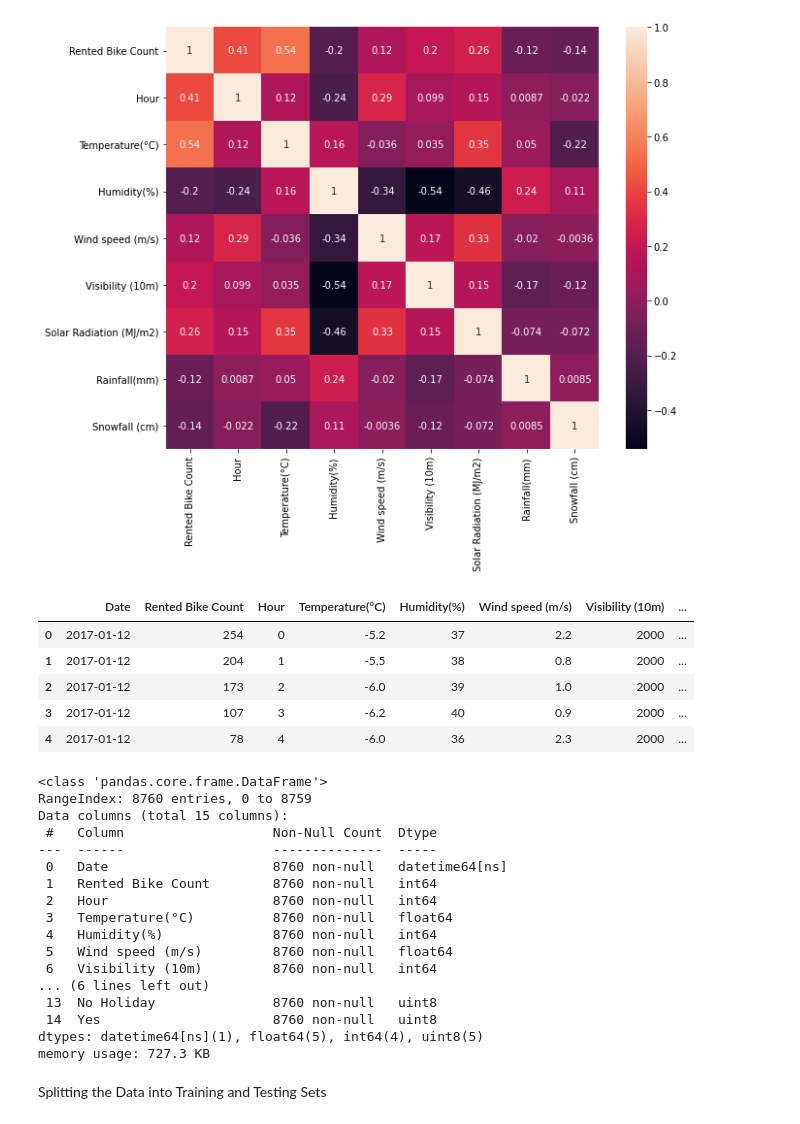
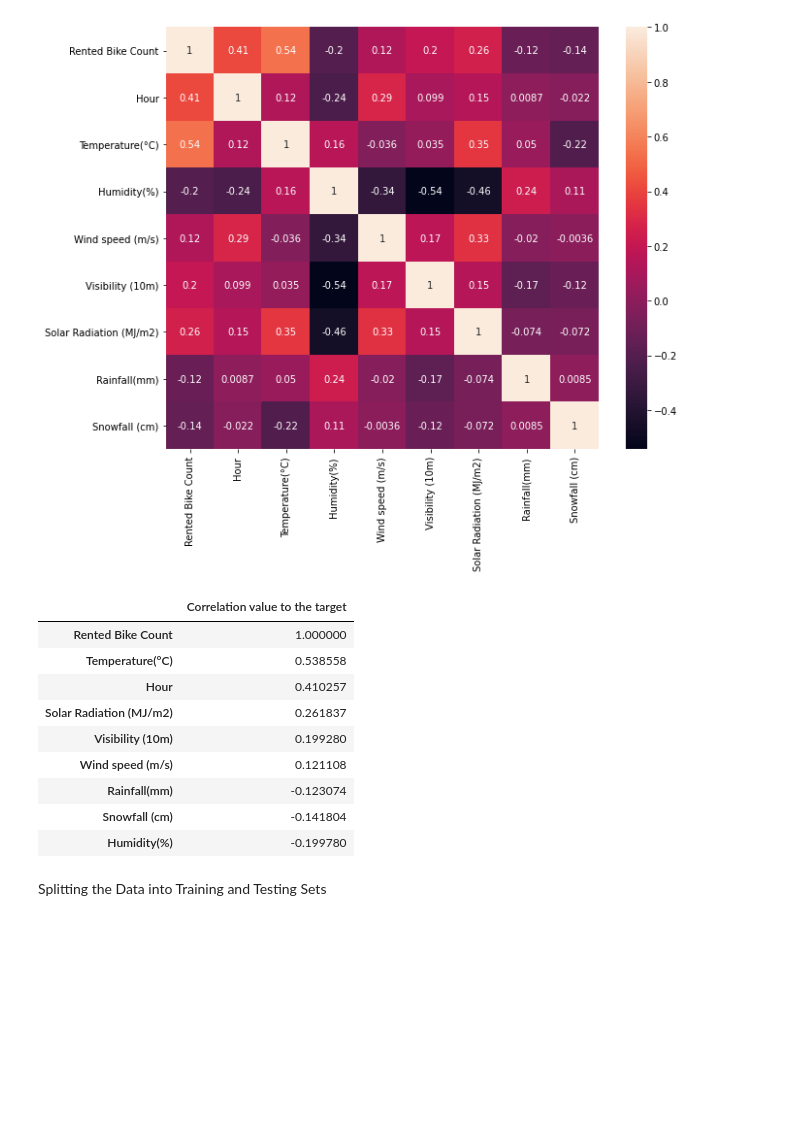
Before and after one commit to Arch0/bike-sharing, a Jupyter notebook: Bike_Sharing_Demand_Prediction_Capstone_Project.ipynb, the cells around one changed output. Cells and saved outputs as stored; diff of their text form; code cells hidden in the pictures; blank space fills up the shorter version.

```diff
--- a/Bike_Sharing_Demand_Prediction_Capstone_Project.ipynb
+++ b/Bike_Sharing_Demand_Prediction_Capstone_Project.ipynb
@@ -103,4 +107,4 @@ dtype: int64
 There is no missing value in dataset
 # %%
 # Datatype of Date is object, need to change in date formate
-df["Date"]=pd.to_datetime(df["Date"])
+df['Date']=pd.to_datetime(df['Date'],format="%d/%m/%Y")
@@ -137,0 +146,4 @@ df.head()
+# %%
+df["label_day_night"]=df["Hour"].apply(lambda x: 'Night' if(x>20 or x< 5) else ('Day'))
+
+df["label_day_night"].value_counts()
@@ -137,0 +156,2 @@ df.head()
+# %%
+df['WeekDay']=df["Date"].dt.day_name()
@@ -138,2 +160,4 @@ df.head()
+# %%
+df["Month"]=df["Date"].dt.month
 # %%
 df["Seasons"].value_counts()
@@ -215,3 +231,17 @@ plt.show()
+# %%
+df1Corr=pd.DataFrame(df.corr().unstack().sort_values(ascending=False)['Rented Bike Count'],columns=['Correlation value to the target'])
+df1Corr.style.background_gradient(cmap=sns.light_palette("green", as_cmap=True))
+# %% [output]
+|  | Correlation value to the target |
+| Rented Bike Count | 1.000000 |
+| Temperature(°C) | 0.538558 |
+| Hour | 0.410257 |
+| Solar Radiation (MJ/m2) | 0.261837 |
+| Visibility (10m) | 0.199280 |
+| Wind speed (m/s) | 0.121108 |
+| Rainfall(mm) | -0.123074 |
+| Snowfall (cm) | -0.141804 |
+| Humidity(%) | -0.199780 |
 # %%
 status = pd.get_dummies(df['Seasons'], drop_first=True)
 status1 = pd.get_dummies(df['Holiday'], drop_first=True)
@@ -222,33 +252,8 @@ df=pd.concat([df,status,status1, status2], axis =1)
 df.drop(["Holiday","Seasons","Functioning Day"], axis=1, inplace=True)
 # %%
 df.head()
-# %% [output]
-|  | Date | Rented Bike Count | Hour | Temperature(°C) | Humidity(%) | Wind speed (m/s) | Visibility (10m) | ... |
-| 0 | 2017-01-12 | 254 | 0 | -5.2 | 37 | 2.2 | 2000 | ... |
-| 1 | 2017-01-12 | 204 | 1 | -5.5 | 38 | 0.8 | 2000 | ... |
-| 2 | 2017-01-12 | 173 | 2 | -6.0 | 39 | 1.0 | 2000 | ... |
-| 3 | 2017-01-12 | 107 | 3 | -6.2 | 40 | 0.9 | 2000 | ... |
-| 4 | 2017-01-12 | 78 | 4 | -6.0 | 36 | 2.3 | 2000 | ... |
 # %%
 df.info()
-# %% [output]
-<class 'pandas.core.frame.DataFrame'>
-RangeIndex: 8760 entries, 0 to 8759
-Data columns (total 15 columns):
- #   Column                   Non-Null Count  Dtype
----  ------                   --------------  -----
- 0   Date                     8760 non-null   datetime64[ns]
- 1   Rented Bike Count        8760 non-null   int64
- 2   Hour                     8760 non-null   int64
- 3   Temperature(°C)          8760 non-null   float64
- 4   Humidity(%)              8760 non-null   int64
- 5   Wind speed (m/s)         8760 non-null   float64
- 6   Visibility (10m)         8760 non-null   int64
-... (6 lines left out)
- 13  No Holiday               8760 non-null   uint8
- 14  Yes                      8760 non-null   uint8
-dtypes: datetime64[ns](1), float64(5), int64(4), uint8(5)
-memory usage: 727.3 KB
 # %% [markdown]
 Splitting the Data into Training and Testing Sets
 # %%
```
Also changed, not shown: parts of 16 cells of this notebook.
